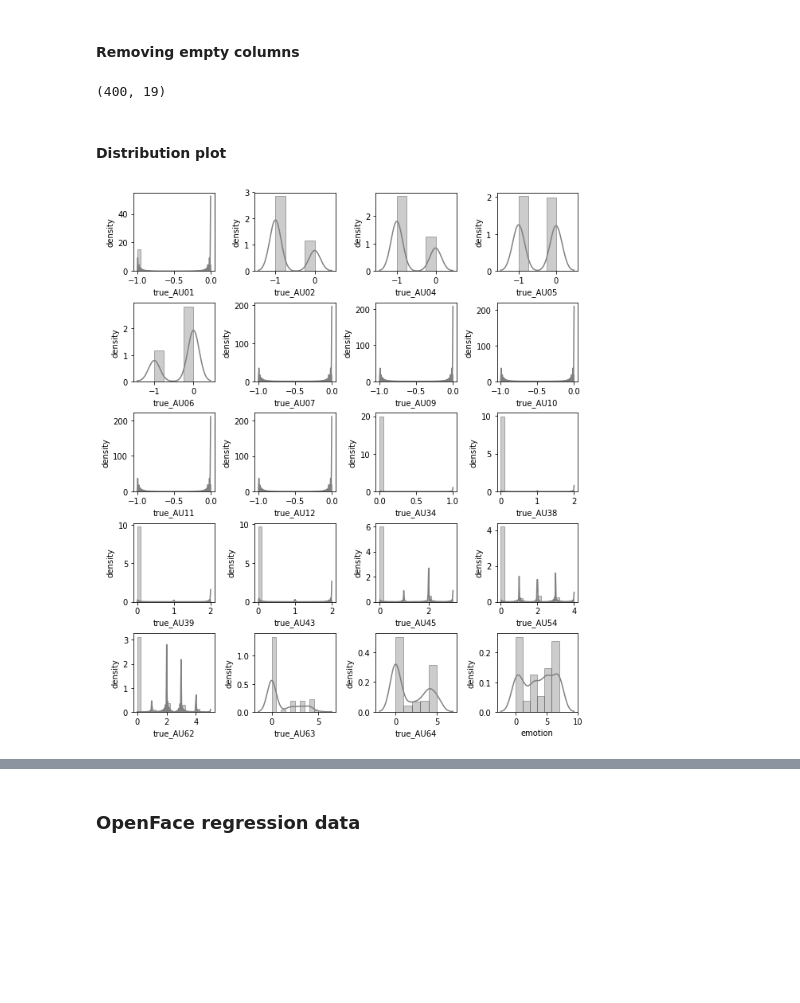
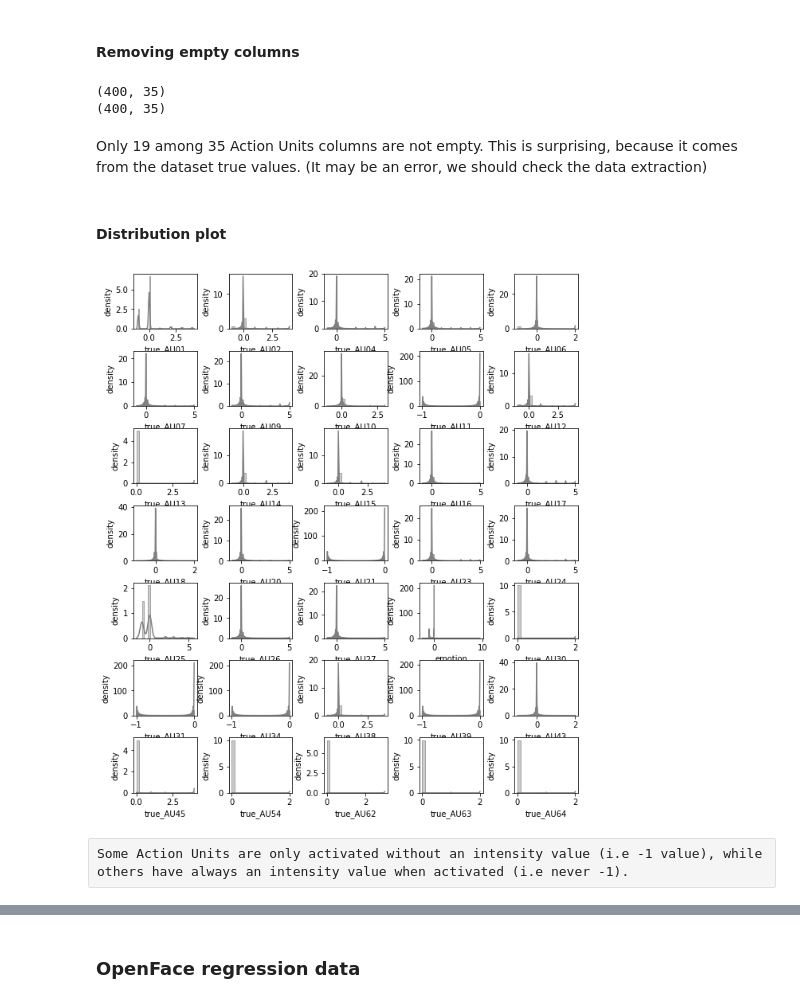
Before and after one commit to tonca/emotion_recognition, a Jupyter notebook: notebooks/Data_Analysis_Images_AUs.ipynb, the cells around one changed output, grey strips where cells are left out. Saved outputs shown, nothing was run; the diff lists cells and outputs as text; code cells hidden in the pictures; blank space fills up the shorter version.

Commit message:
Fixed errors in true FACS labels import

```diff
--- a/notebooks/Data_Analysis_Images_AUs.ipynb
+++ b/notebooks/Data_Analysis_Images_AUs.ipynb
@@ -85,27 +85,32 @@ Here we plot the distributions of the true FACS values from the dataset.
 # %%
 AUtrue_cols = [col for col in data.columns.values if col[:4] == 'true']
 true_AUs = data[AUtrue_cols]
-
+print(true_AUs.shape)
 true_AUs = true_AUs.loc[:, (true_AUs != 0).any(axis=0)]
 print(true_AUs.shape)
 # %% [output]
-(400, 19)
+(400, 35)
+(400, 35)
+# %% [markdown]
+Only 19 among 35 Action Units columns are not empty. This is surprising, because it comes from the dataset true values. (It may be an error, we should check the data extraction)
 # %% [markdown]
 #### Distribution plot
 # %%
 # Create a Figure containing 2x2 subplots
-fig, axes = plt.subplots(5, 4, figsize=(10,12))
+fig, axes = plt.subplots(7, 5, figsize=(10,12))
 # Call the vectorized function for labeling all the y-axes
 y_labeler(axes)
 
 for i,col in enumerate(true_AUs.columns.values):
-    _ = sns.distplot(true_AUs[col], color='#808080', ax=axes[math.floor(i/4),i%4],
+    _ = sns.distplot(true_AUs[col], color='#808080', ax=axes[math.floor(i/5),i%5],
                      hist_kws=dict(edgecolor="#404040", linewidth=1))
 
 _ = sns.distplot(data["emotion"], color='#808080', ax=axes[4,3],
                      hist_kws=dict(edgecolor="#404040", linewidth=1))
 
 # Adjust space between plots
 plt.subplots_adjust(wspace=.5, hspace=.4)
 # %% [output]
-[figure, old version]
+[figure, new version]
+# %% [raw]
+Some Action Units are only activated without an intensity value (i.e -1 value), while others have always an intensity value when activated (i.e never -1).
```
Also changed, not shown: parts of 25 cells of this notebook, 2 other files.
